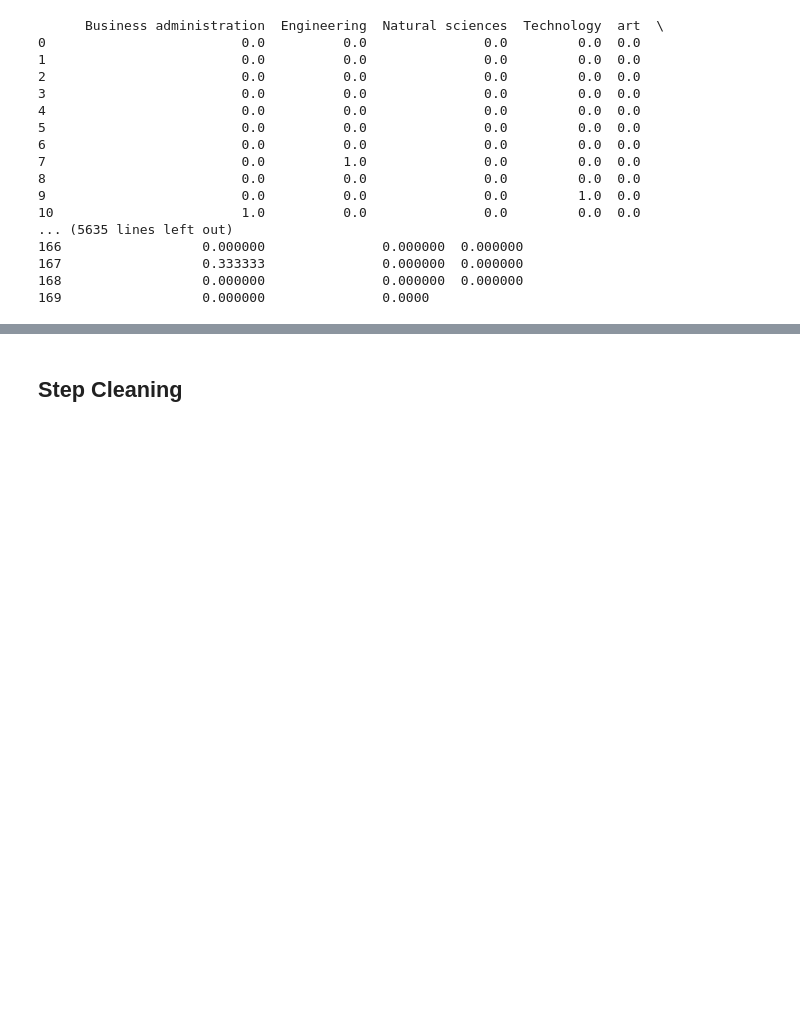
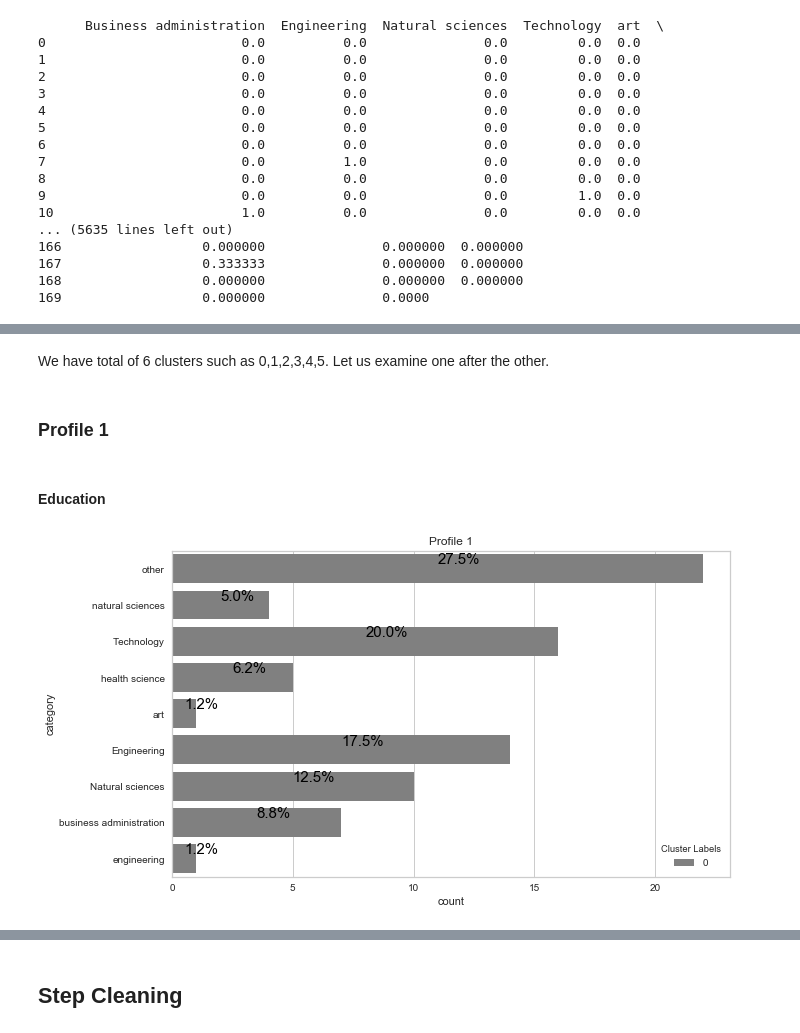
Before and after one commit to B1o0b1/Ayiti_analytics_capstone_project, a Jupyter notebook: initial_notebook.ipynb, the cells around one changed output, grey strips where cells are left out. Saved outputs shown, nothing was run; the diff lists cells and outputs as text; code cells hidden in the pictures; blank space fills up the shorter version.

```diff
--- a/initial_notebook.ipynb
+++ b/initial_notebook.ipynb
@@ -1559,0 +1607,4 @@ check
+# %%
+final_dataset.drop('exp_title', axis=1, inplace = True)
+# %%
+final_dataset.insert(0, 'Cluster Labels', kmeans.labels_)
@@ -1559,0 +1629,23 @@ check
+# %% [markdown]
+We have total of 6 clusters such as 0,1,2,3,4,5. Let us examine one after the other.
+# %% [markdown]
+### Profile 1
+# %%
+cluster_1 = final_dataset.loc[final_dataset['Cluster Labels'] == 0][['Cluster Labels','profile']]
+# %% [markdown]
+#### Education
+# %%
+cluster_ed = pd.merge(cluster_1,eduf,on='profile',how='inner')
+# %%
+plt.figure(figsize=(10, 6))
+ax = sns.countplot(y="category", hue='Cluster Labels', palette=["grey","orange","blue","green", "maroon"],  data=cluster_ed)
+ax.set_title("Profile 1")
+
+total = len(cluster_ed["category"])
+for p in ax.patches:
+        percentage = '{:.1f}%'.format(100 * p.get_width()/total)
+        x = p.get_x() + p.get_width()/2
+        y = p.get_y() + p.get_height()/3
+        ax.annotate(percentage, (x, y),fontsize=15,color="black")
+# %% [output]
+[figure, added]
```
Also changed, not shown: parts of 101 cells of this notebook, 1 other file.
